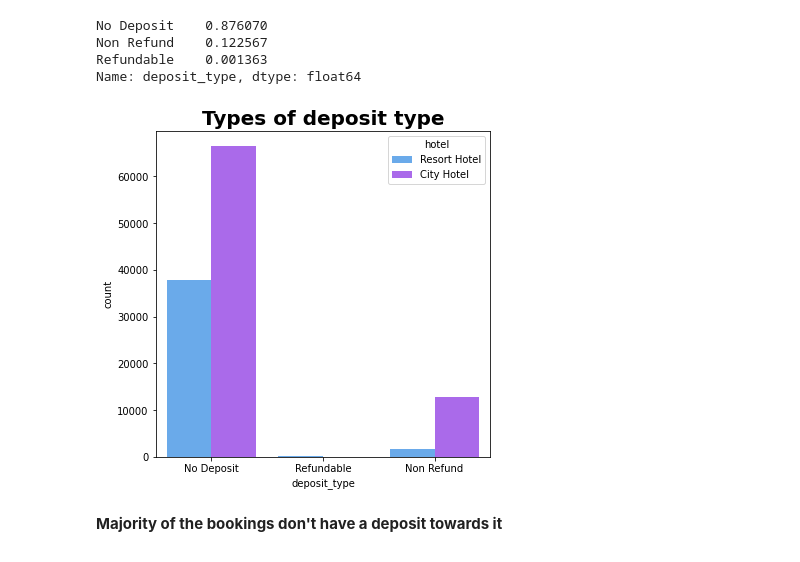
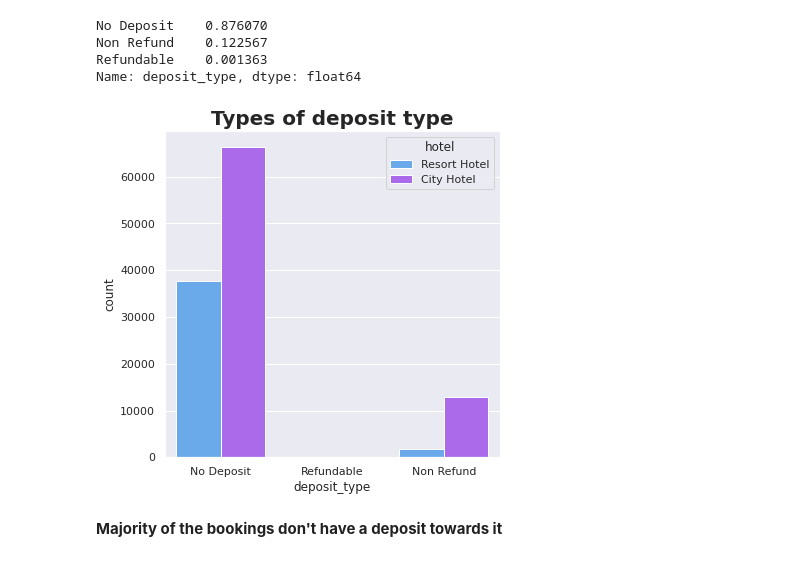
Before and after one commit to praveenbejo95/Hotel-booking-analysis-EDA-, a Jupyter notebook: Hotel_Booking_Analysis_EDA_Capstone_Project.ipynb, the cells around one changed output. Drawn from its saved outputs; the diff is of its cells as text; code cells hidden in the pictures.

```diff
--- a/Hotel_Booking_Analysis_EDA_Capstone_Project.ipynb
+++ b/Hotel_Booking_Analysis_EDA_Capstone_Project.ipynb
@@ -219,10 +224,12 @@ plt.show()
 #In categories the term "TA" means "Travel Agents" and "TO" means "Tour Operators"
 plt.figure(figsize=(20,6))
 plt.subplot(1,2,1)
+sns.set_theme(style="darkgrid")
 sns.countplot(x='market_segment',data=df,palette='rocket')
 plt.title('Types of Market Segment',fontweight="bold",size=20)
 
 plt.subplot(1,2,2)
+sns.set_theme(style="darkgrid")
 sns.countplot(data=df,x='distribution_channel',palette='Set1_r')
 plt.title('Types of Distribution Channel',fontweight="bold",size=20)
 
@@ -253,6 +260,7 @@ Name: meal, dtype: float64
 # %%
 plt.figure(figsize=(8,6))
 sns.countplot(df['meal'],palette='husl')
+sns.set_theme(style="darkgrid")
 plt.title('Types of Meal',fontweight="bold",size=20)
 plt.show()
 # %% [output]
@@ -275,6 +283,7 @@ P    0.000017
 Name: reserved_room_type, dtype: float64
 # %%
 plt.figure(figsize=(10,7))
+sns.set_theme(style="darkgrid")
 sns.countplot(df['reserved_room_type'],palette='husl')
 plt.show()
 # %% [output]
@@ -298,6 +307,7 @@ Name: is_repeated_guest, dtype: float64
 # %%
 #Looking at types of guests
 plt.figure(figsize=(6,6))
+sns.set_theme(style="darkgrid")
 sns.countplot(df['customer_type'],palette='husl')
 plt.title('Types of Guest',fontweight="bold",size=20)
 
@@ -316,11 +326,12 @@ Refundable    0.001363
 Name: deposit_type, dtype: float64
 # %%
 plt.figure(figsize=(6,6))
+sns.set_theme(style="darkgrid")
 sns.countplot(data= df,x='deposit_type',hue='hotel',palette='cool')
 plt.title('Types of deposit type',fontweight="bold",size=20)
 plt.show()
 # %% [output]
-[figure, old version]
+[figure, new version]
 # %% [markdown]
 **Majority of the bookings don't have a deposit towards it**
 # %%
```
Also changed, not shown: parts of 18 cells of this notebook.
